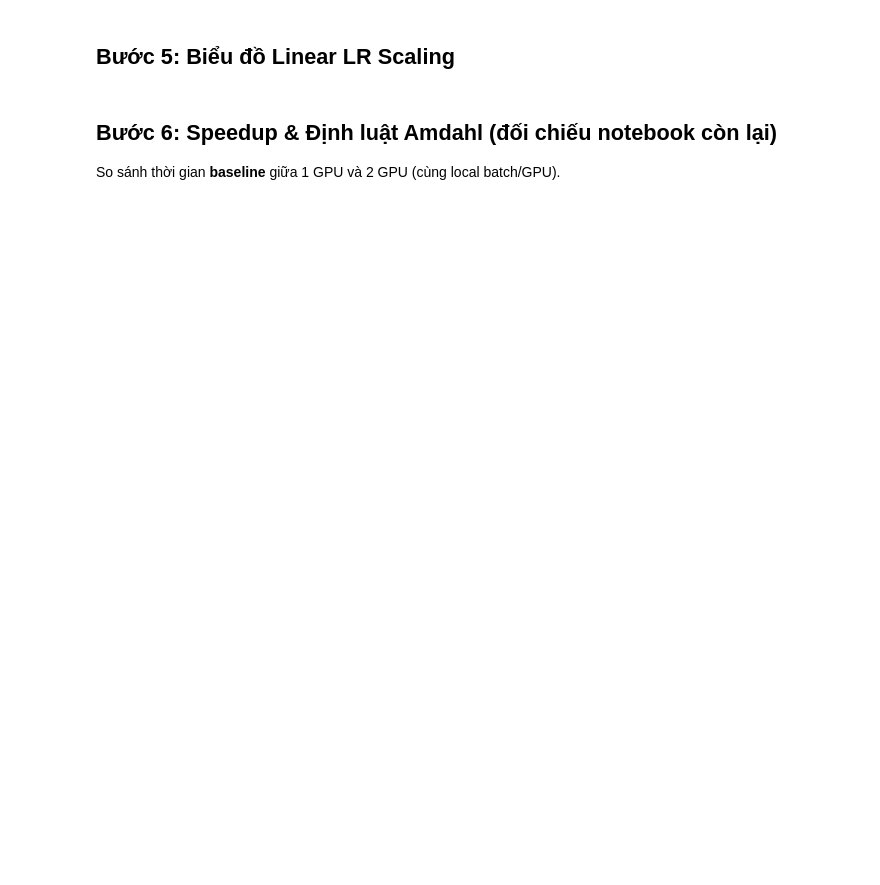
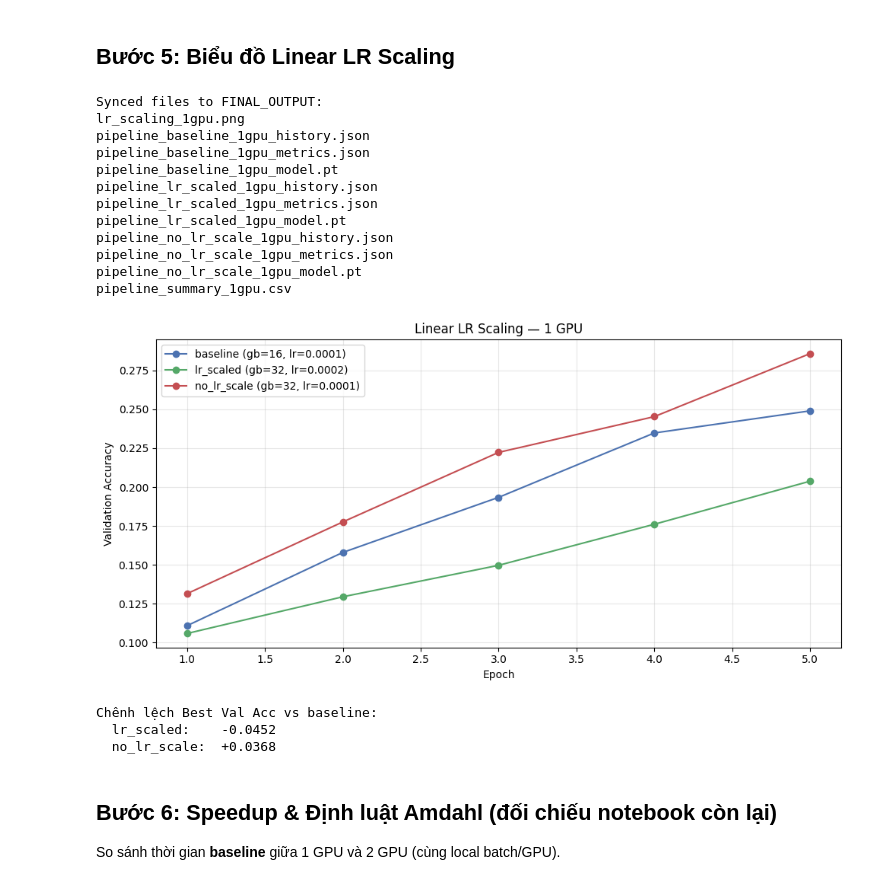
Before and after one commit to anhducbui6103/ddp_cifar100, a Jupyter notebook: pipeline_1gpu.ipynb, the cells around one changed output. Cells and saved outputs as stored; diff of their text form; code cells hidden in the pictures; blank space fills up the shorter version.

```diff
--- a/pipeline_1gpu.ipynb
+++ b/pipeline_1gpu.ipynb
@@ -583,2 +749,42 @@ for key, cfg in zip(RUN_KEYS, configs):
 # %% [markdown]
 ## Bước 4: Bảng tổng hợp thời gian & accuracy
+# %%
+# Load lại results từ backup để chạy summary/plot sau khi train tách nhiều ngày
+# Chạy cell này trước Bước 4 và Bước 5 nếu runtime đã reset.
+
+RUN_KEYS = ["baseline", "lr_scaled", "no_lr_scale"]
+results = {}
+
+# Ưu tiên load từ backup bền vững, sau đó tới RESULTS_DIR
+SEARCH_DIRS = [DRIVE_PATH, RESULTS_DIR]
+
+for key in RUN_KEYS:
+    exp_name = f"pipeline_{key}_{WORLD_SIZE}gpu"
+    loaded = None
+
+    for base_dir in SEARCH_DIRS:
+        metrics_path = Path(base_dir) / f"{exp_name}_metrics.json"
+        history_path = Path(base_dir) / f"{exp_name}_history.json"
+
+        if metrics_path.exists() and history_path.exists():
+            with open(metrics_path, "r", encoding="utf-8") as f:
+                loaded = json.load(f)
+            with open(history_path, "r", encoding="utf-8") as f:
+                loaded["history"] = json.load(f)
+            break
+
+    if loaded is None:
+        raise FileNotFoundError(
+            f"Thiếu {exp_name}_metrics.json hoặc {exp_name}_history.json trong: "
+            + ", ".join(str(p) for p in SEARCH_DIRS)
+        )
+
+    results[key] = loaded
+
+print("Đã load lại results:")
+for key, r in results.items():
+    print(
+        f"{key}: world_size={r['world_size']} | "
+        f"local_bs={r['local_batch_size']} | global_bs={r['global_batch_size']} | "
+        f"lr={r['learning_rate']} | best_acc={r['best_val_acc']:.4f}"
+    )
@@ -605,33 +840,54 @@ shutil.copy(RESULTS_DIR / f"pipeline_summary_{WORLD_SIZE}gpu.csv", DRIVE_PATH /
 # %%
 colors = {"baseline": "#4C72B0", "lr_scaled": "#55A868", "no_lr_scale": "#C44E52"}
 labels = {
     "baseline": f"baseline (gb={results['baseline']['global_batch_size']}, lr={BASE_LR})",
     "lr_scaled": f"lr_scaled (gb={results['lr_scaled']['global_batch_size']}, lr={BASE_LR*2})",
     "no_lr_scale": f"no_lr_scale (gb={results['no_lr_scale']['global_batch_size']}, lr={BASE_LR})",
 }
 
 fig, ax = plt.subplots(figsize=(10, 5))
 for key in RUN_KEYS:
     hist = results[key]["history"]["val_acc"]
     ax.plot(range(1, len(hist) + 1), hist, "o-", color=colors[key], label=labels[key])
 
 ax.set_xlabel("Epoch")
 ax.set_ylabel("Validation Accuracy")
 ax.set_title(f"Linear LR Scaling — {WORLD_SIZE} GPU")
 ax.legend()
 ax.grid(True, alpha=0.3)
 plt.tight_layout()
 
 fig_path = RESULTS_DIR / f"lr_scaling_{WORLD_SIZE}gpu.png"
 plt.savefig(fig_path, dpi=150)
 shutil.copy(fig_path, DRIVE_PATH / fig_path.name)
+
+if "sync_backup_to_final_output" in globals():
+    sync_backup_to_final_output()
+
 plt.show()
 
 diff_scaled = results["lr_scaled"]["best_val_acc"] - results["baseline"]["best_val_acc"]
 diff_no_scale = results["no_lr_scale"]["best_val_acc"] - results["baseline"]["best_val_acc"]
 print(f"Chênh lệch Best Val Acc vs baseline:")
 print(f"  lr_scaled:    {diff_scaled:+.4f}")
 print(f"  no_lr_scale:  {diff_no_scale:+.4f}")
+# %% [output]
+Synced files to FINAL_OUTPUT:
+lr_scaling_1gpu.png
+pipeline_baseline_1gpu_history.json
+pipeline_baseline_1gpu_metrics.json
+pipeline_baseline_1gpu_model.pt
+pipeline_lr_scaled_1gpu_history.json
+pipeline_lr_scaled_1gpu_metrics.json
+pipeline_lr_scaled_1gpu_model.pt
+pipeline_no_lr_scale_1gpu_history.json
+pipeline_no_lr_scale_1gpu_metrics.json
+pipeline_no_lr_scale_1gpu_model.pt
+pipeline_summary_1gpu.csv
+[figure, added]
+Chênh lệch Best Val Acc vs baseline:
+  lr_scaled:    -0.0452
+  no_lr_scale:  +0.0368
 # %% [markdown]
 ## Bước 6: Speedup & Định luật Amdahl (đối chiếu notebook còn lại)
 
```
Also changed, not shown: parts of 11 cells of this notebook, 25 other files.
